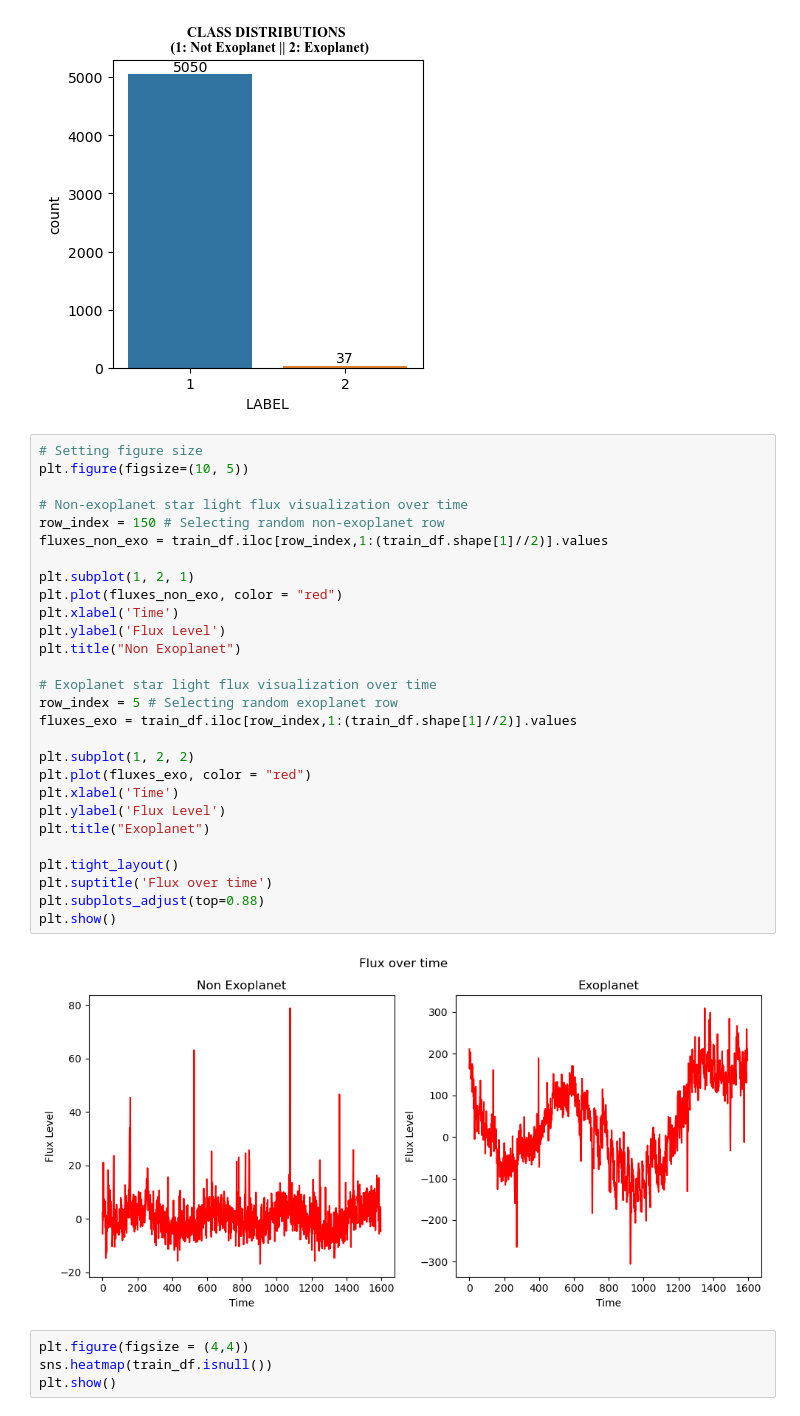
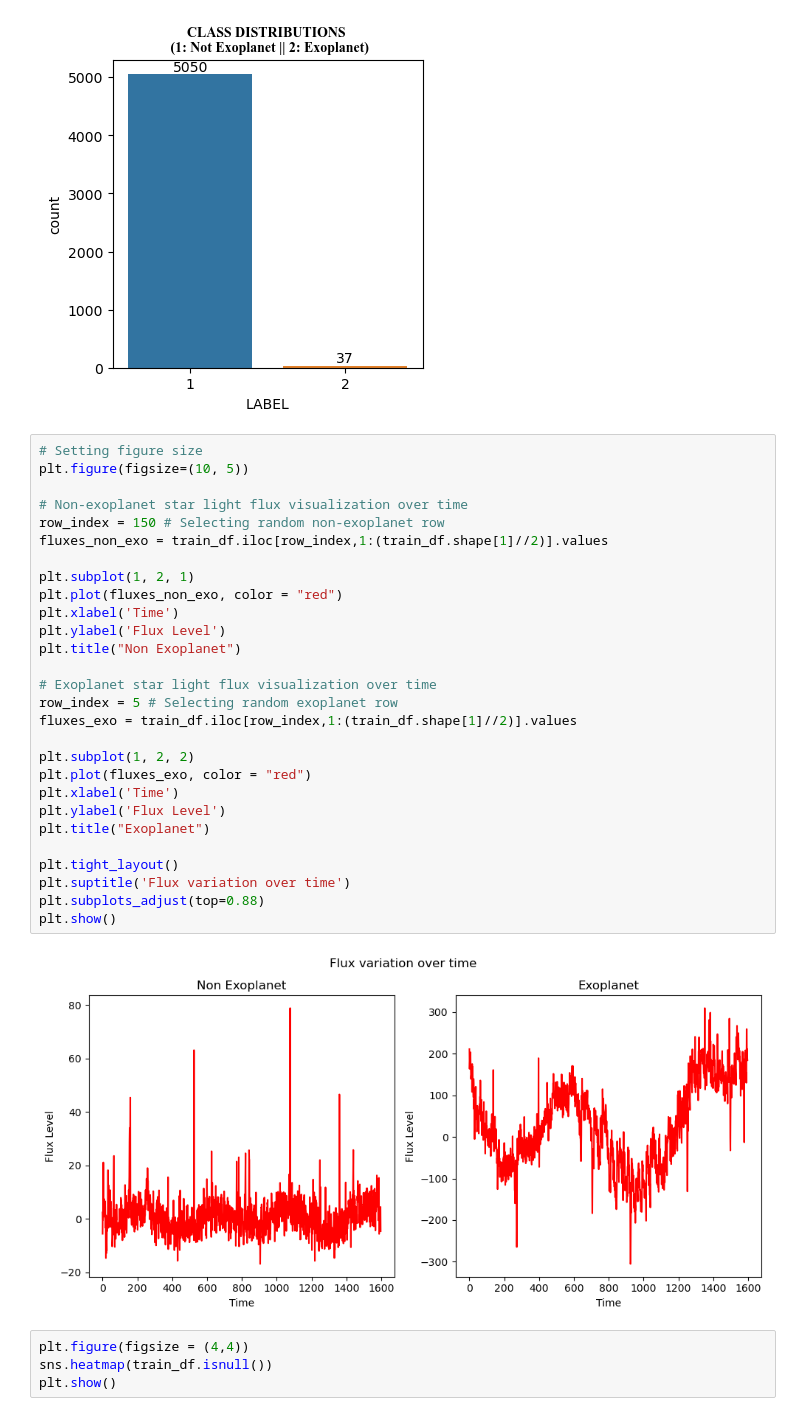
Before and after one commit to shekar-raja/exoplanet-detection-system-ml, a Jupyter notebook: Exoplanet Detection System.ipynb, the cells around one changed output. Drawn from its saved outputs; the diff is of its cells as text.

Commit message:
minor changes to plots

```diff
--- a/Exoplanet Detection System.ipynb
+++ b/Exoplanet Detection System.ipynb
@@ -67,33 +67,33 @@ plt.show()
 # %%
 # Setting figure size
 plt.figure(figsize=(10, 5))
 
 # Non-exoplanet star light flux visualization over time
 row_index = 150 # Selecting random non-exoplanet row
 fluxes_non_exo = train_df.iloc[row_index,1:(train_df.shape[1]//2)].values
 
 plt.subplot(1, 2, 1)
 plt.plot(fluxes_non_exo, color = "red")
 plt.xlabel('Time')
 plt.ylabel('Flux Level')
 plt.title("Non Exoplanet")
 
 # Exoplanet star light flux visualization over time
 row_index = 5 # Selecting random exoplanet row
 fluxes_exo = train_df.iloc[row_index,1:(train_df.shape[1]//2)].values
 
 plt.subplot(1, 2, 2)
 plt.plot(fluxes_exo, color = "red")
 plt.xlabel('Time')
 plt.ylabel('Flux Level')
 plt.title("Exoplanet")
 
 plt.tight_layout()
-plt.suptitle('Flux over time')
+plt.suptitle('Flux variation over time')
 plt.subplots_adjust(top=0.88)
 plt.show()
 # %% [output]
-[figure, old version]
+[figure, new version]
 # %%
 plt.figure(figsize = (4,4))
 sns.heatmap(train_df.isnull())
```
